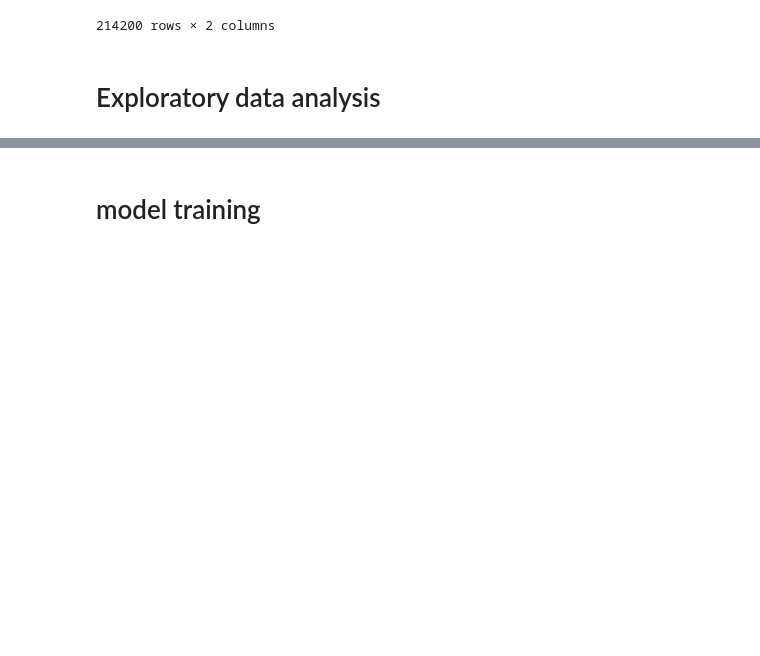
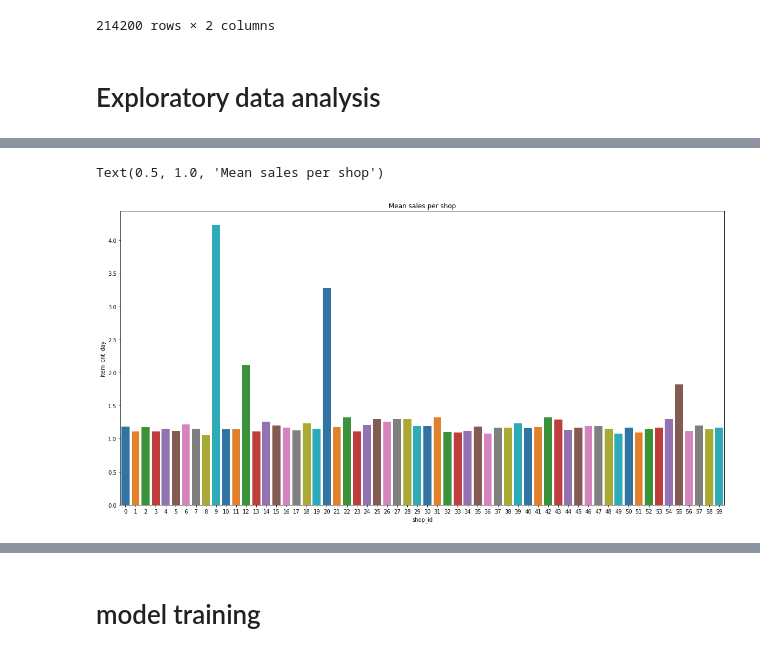
Before and after one commit to Telocontar/kaggle_predict_future_sales, a Jupyter notebook: notebooks/notebook5202f4a646.ipynb, the cells around one changed output, grey strips where cells are left out. Drawn from its saved outputs; the diff is of its cells as text; code cells hidden in the pictures; blank space fills up the shorter version.

```diff
--- a/notebooks/notebook5202f4a646.ipynb
+++ b/notebooks/notebook5202f4a646.ipynb
@@ -160,0 +263,5 @@ sample_submission
+# %%
+sns.barplot(x="shop_id", y="item_cnt_day", data=mean_sales_per_shop, palette="tab10").set_title("Mean sales per shop")
+# %% [output]
+Text(0.5, 1.0, 'Mean sales per shop')
+[figure, added]
```
Also changed, not shown: parts of 149 cells of this notebook, 9 other files.
